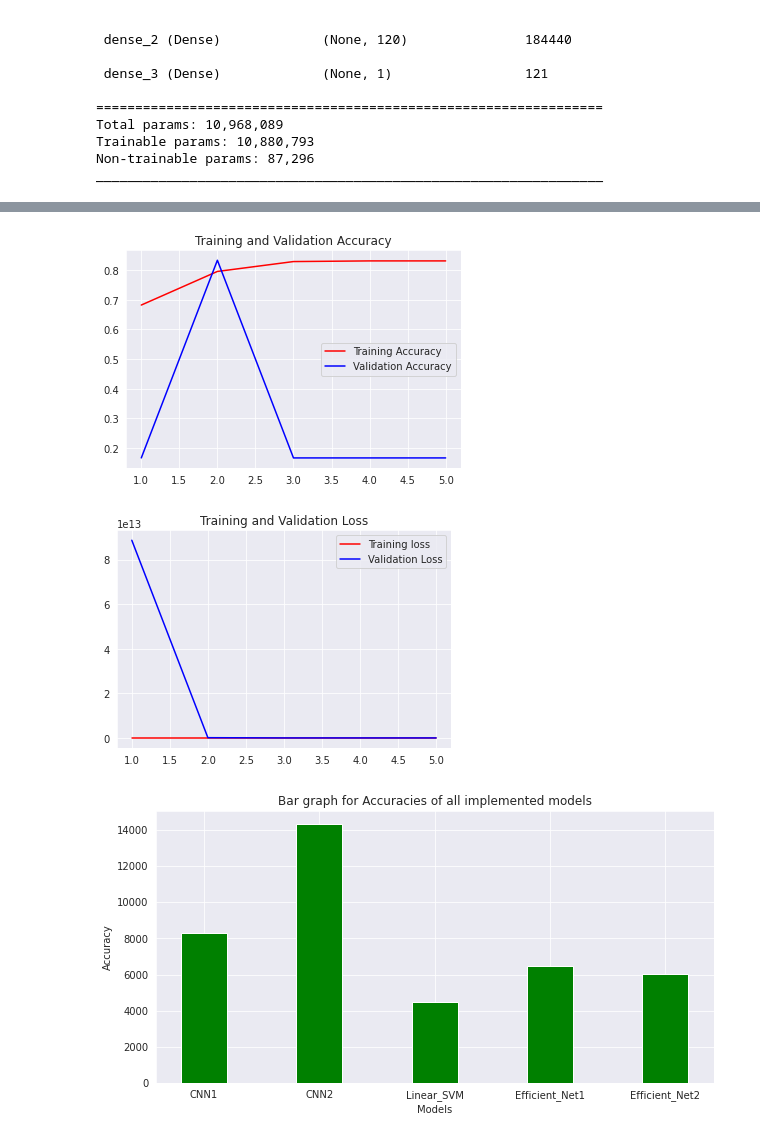
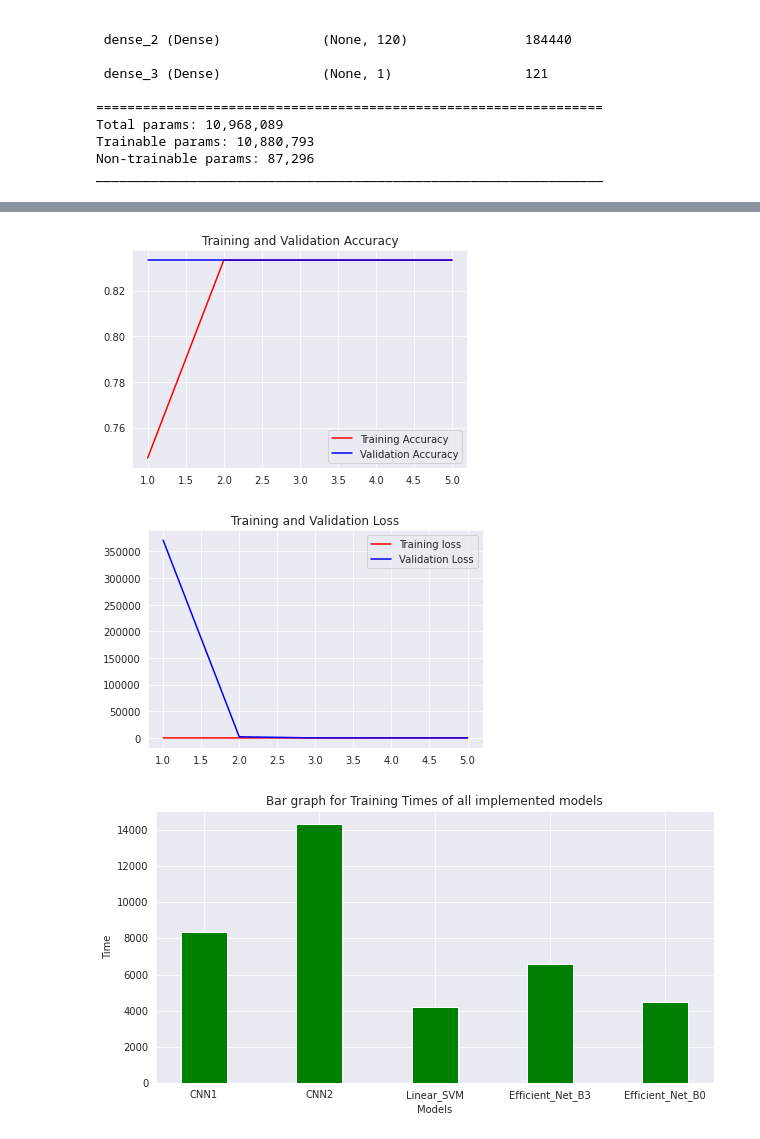
Before and after one commit to Rithvik26/Main_project_Wild_Animals, a Jupyter notebook: Main_Project.ipynb, the cells around one changed output, grey strips where cells are left out. Cells and saved outputs as stored; diff of their text form; code cells hidden in the pictures.

```diff
--- a/Main_Project.ipynb
+++ b/Main_Project.ipynb
@@ -677,0 +683,13 @@ plt.show()
+# %%
+efficient_net = effnet.EfficientNetB0(
+    weights='imagenet',
+    input_shape=(150,150,3),
+    include_top=False,
+    pooling='max'
+)
+
+model = Sequential()
+model.add(efficient_net)
+model.add(Dense(units = 120, activation='relu'))
+model.add(Dense(units = 1, activation='sigmoid'))
+model.summary()
@@ -680,13 +717,14 @@ model.compile(optimizer=Adam(lr=0.01), loss='binary_crossentropy', metrics=['acc
 #binary_crossentropy
 # %%
 st=time()
-history = model.fit_generator(
+H4 = model.fit_generator(
     train_gen,
     epochs = 5,
-    steps_per_epoch = 15,
+    steps_per_epoch = 20,
     validation_data = test_gen,
-    validation_steps = 9
+    validation_steps = 5
 )
-d2["Efficient_Net2"]=(time()-st)
+d2["Efficient_Net_B0"]=(time()-st)
+a2["Efficient_Net_B0"]=H4.history["val_accuracy"][-1]
 # %% [output]
 Epoch 1/5
@@ -702,26 +740,25 @@ Epoch 5/5
 # %%
-acc = history.history['accuracy']
-val_acc = history.history['val_accuracy']
-loss = history.history['loss']
-val_loss = history.history['val_loss']
-
+acc = H4.history['accuracy']
+val_acc = H4.history['val_accuracy']
+loss = H4.history['loss']
+val_loss = H4.history['val_loss']
 epochs = range(1,len(acc) + 1)
 
 plt.plot(epochs,acc,'r',label = 'Training Accuracy')
 plt.plot(epochs,val_acc,'b',label = 'Validation Accuracy')
 plt.title('Training and Validation Accuracy')
 plt.legend()
 plt.figure()
 
 plt.plot(epochs,loss,'r',label = 'Training loss')
 plt.plot(epochs,val_loss,'b',label = 'Validation Loss')
 plt.title('Training and Validation Loss')
 plt.legend()
 
 plt.show()
 # %% [output]
-[figure, old version]
+[figure, new version]
-[figure, old version]
+[figure, new version]
 # %%
 models = list(d2.keys())
 accuracies = [100*i for i in d2.values()]
@@ -731,8 +768,8 @@ plt.bar(models, accuracies, color ='green',
         width = 0.4)
 
 plt.xlabel("Models")
-plt.ylabel("Accuracy")
-plt.title("Bar graph for Accuracies of all implemented models")
+plt.ylabel("Time")
+plt.title("Bar graph for Training Times of all implemented models")
 plt.show()
 # %% [output]
-[figure, old version]
+[figure, new version]
```
Also changed, not shown: parts of 10 cells of this notebook.
